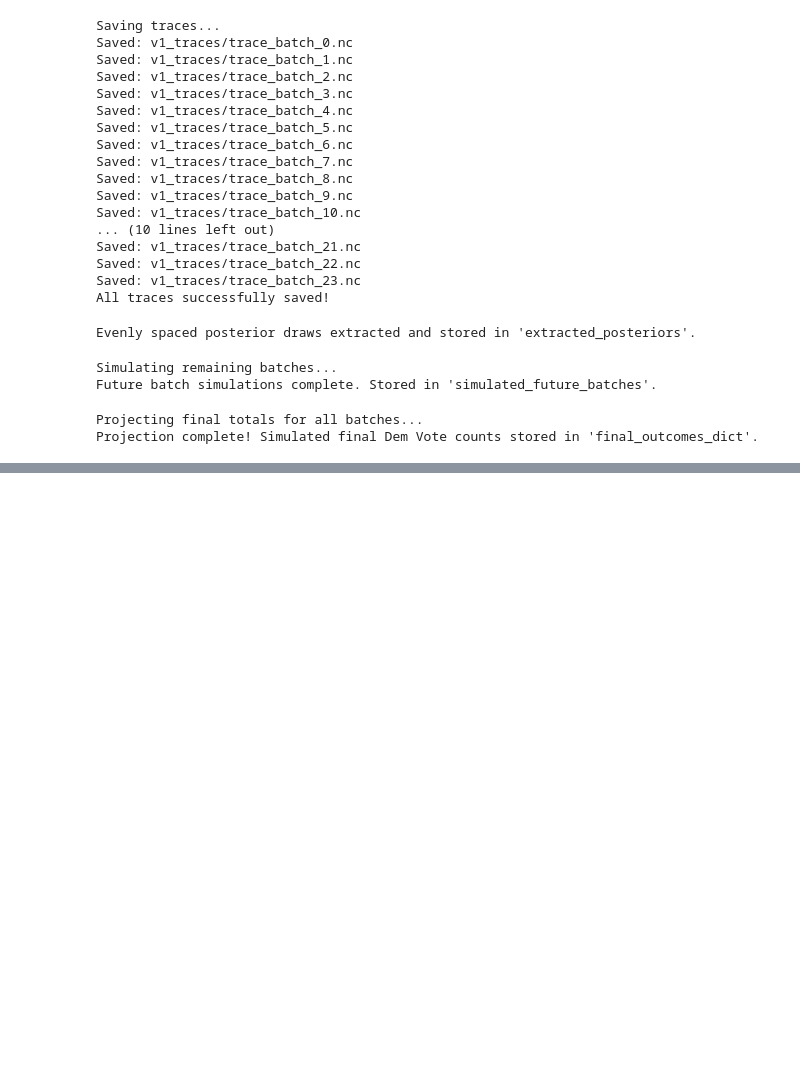
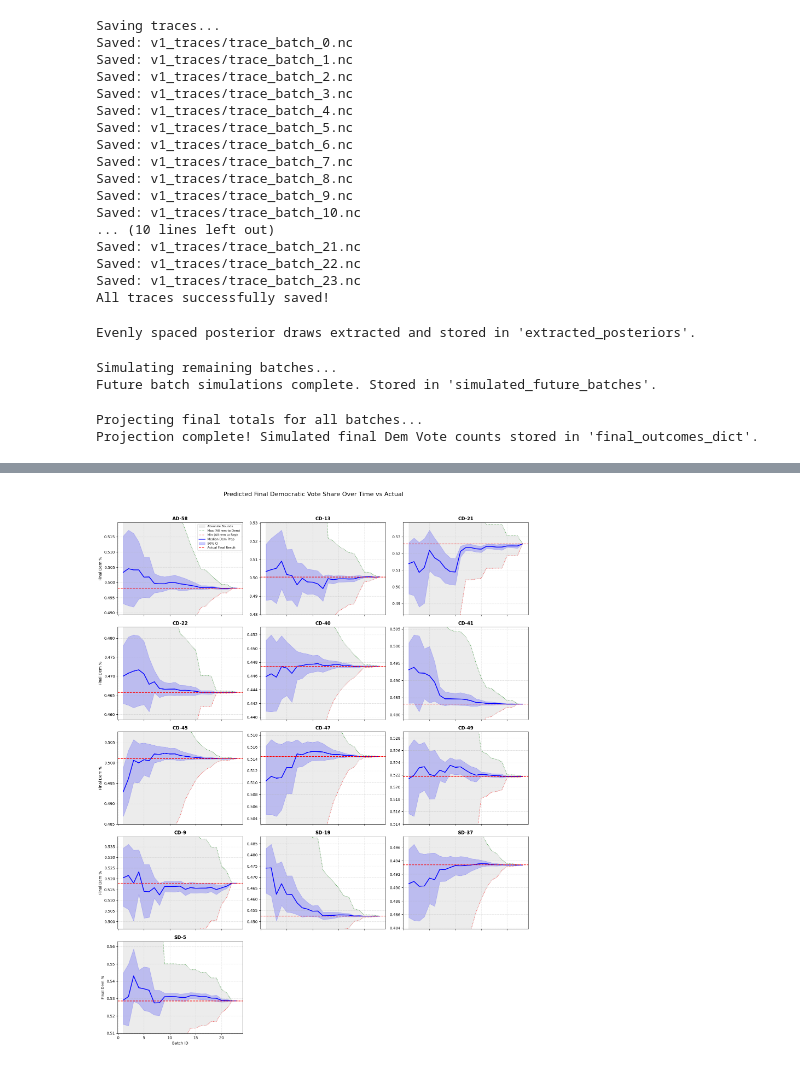
Before and after one commit to rickyrojas311/realtimeElectionForecasting, a Jupyter notebook: model_v1/model_v1_refactored.ipynb, the cells around one changed output, grey strips where cells are left out. Saved outputs shown, nothing was run; the diff lists cells and outputs as text; code cells hidden in the pictures; blank space fills up the shorter version.

Commit message:
baseline update

```diff
--- a/model_v1/model_v1_refactored.ipynb
+++ b/model_v1/model_v1_refactored.ipynb
@@ -392,3 +392,98 @@ print("Projection complete! Simulated final Dem Vote counts stored in 'final_out
 # %% [output]
 Projecting final totals for all batches...
 Projection complete! Simulated final Dem Vote counts stored in 'final_outcomes_dict'.
+# %%
+# 1. Variables
+batch_list = list(final_outcomes_dict.keys())
+race_denominators = race_data.sort_values('race_id')['final_total_votes'].values
+
+# 2. Set up the plot grid
+cols = 3
+rows = int(np.ceil(n_races / cols))
+fig, axes = plt.subplots(rows, cols, figsize=(16, 4 * rows), sharex=True)
+axes = axes.flatten()
+
+print("Plotting projections with bounds...")
+
+for race_idx in range(n_races):
+    ax = axes[race_idx]
+    race_name = id_to_race[race_idx]
+
+    race_denominator = race_denominators[race_idx]
+
+    p05, p50, p95 = [], [], []
+    min_bounds, max_bounds = [], []
+
+    for b in batch_list:
+        # Extract percentiles and convert to proportions
+        sims_prop = final_outcomes_dict[b][:, race_idx] / race_denominator
+
+        p05.append(np.percentile(sims_prop, 5))
+        p50.append(np.percentile(sims_prop, 50))
+        p95.append(np.percentile(sims_prop, 95))
+
+        # --- NEW: Extract current data up to this batch to find absolute bounds ---
+        cum_data = model_data[(model_data['batch_id'] <= b) & (model_data['race_id'] == race_idx)]
+
+        if len(cum_data) > 0:
+            current_dem = cum_data['up_to_this_batch_dem_votes'].iloc[-1]
+            current_total = cum_data['up_to_this_batch_total_votes'].iloc[-1]
+        else:
+            # Fallback to the starting baseline if this race hasn't updated yet!
+            baseline_data = race_data[race_data['race_id'] == race_idx]
+            current_dem = baseline_data['baseline_dem_votes'].values[0]
+            current_total = baseline_data['baseline_total_votes'].values[0]
+
+        rem_votes = race_denominator - current_total
+
+        # Min = Dem gets 0% of remaining, Max = Dem gets 100% of remaining
+        min_bounds.append(current_dem / race_denominator)
+        max_bounds.append((current_dem + rem_votes) / race_denominator)
+        # -------------------------------------------------------------------------
+
+    # Plotting Bounding Regions First
+    ax.fill_between(batch_list[1:], min_bounds[1:], max_bounds[1:], color='gray', alpha=0.15, label='Absolute Bounds')
+    ax.plot(batch_list[1:], max_bounds[1:], color='green', linestyle=':', alpha=0.6, label='Max (All rem to Dem)')
+    ax.plot(batch_list[1:], min_bounds[1:], color='red', linestyle=':', alpha=0.6, label='Min (All rem to Rep)')
+
+    # Plotting Simulations
+    ax.plot(batch_list[1:], p50[1:], color='blue', linewidth=2, label='Median Dem Prop')
+    ax.fill_between(batch_list[1:], p05[1:], p95[1:], color='blue', alpha=0.2, label='90% CI')
+
+    # Plotting Actual Final Result
+    actual_final_prop = race_data[race_data['race_id'] == race_idx]['final_dem_proportion'].values[0]
+    ax.axhline(actual_final_prop, color='red', linestyle='--', label='Actual Final Result')
+
+    # --- Y-axis Zoom logic based ONLY on the simulations & actual result ---
+    sim_min = min(p05[1:])
+    sim_max = max(p95[1:])
+
+    # We include actual_final_prop so the red dashed line never gets cut off
+    plot_min = min(sim_min, actual_final_prop)
+    plot_max = max(sim_max, actual_final_prop)
+
+    y_range = plot_max - plot_min
+    padding = y_range * 0.1 if y_range > 0 else 0.05
+
+    ax.set_ylim(plot_min - padding, plot_max + padding)
+    # -------------------------------------------------------------------------
+
+    # Formatting
+    ax.set_title(f"{race_name}", fontsize=12, fontweight='bold')
+    ax.grid(True, linestyle='--', alpha=0.4)
+
+    if race_idx % cols == 0:
+        ax.set_ylabel("Final Dem %")
+    if race_idx >= (rows - 1) * cols:
+        ax.set_xlabel("Batch ID")
+
+# Delete extra empty subplots
+for i in range(n_races, len(axes)):
+    fig.delaxes(axes[i])
+
+# Legend on the first chart only
+axes[0].legend(loc='best', fontsize=8)
+plt.suptitle("Predicted Final Democratic Vote Share Over Time vs Actual", fontsize=16, y=1.02)
+plt.tight_layout()
+plt.show()
+# %% [output]
@@ -394,0 +491 @@ Projection complete! Simulated final Dem Vote counts stored in 'final_outcomes_d
+[figure, added]
```
Also changed, not shown: parts of 4 cells of this notebook.
